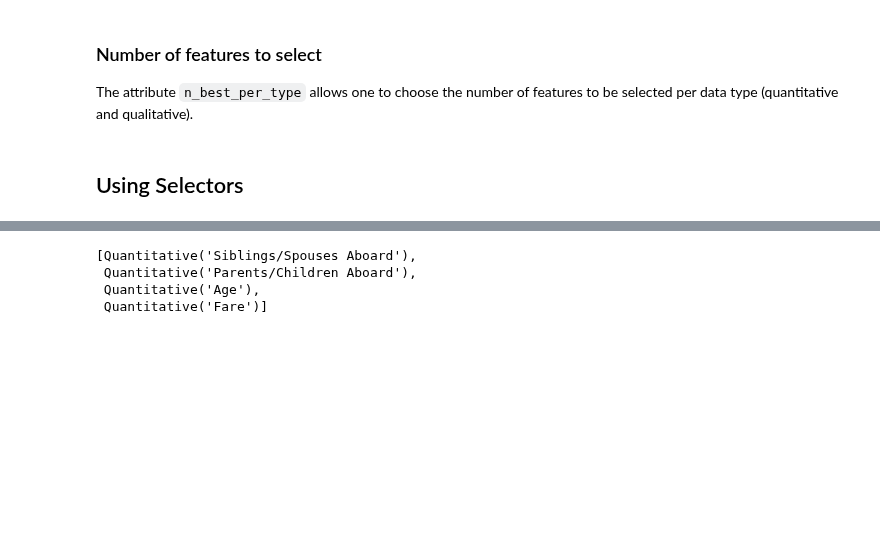
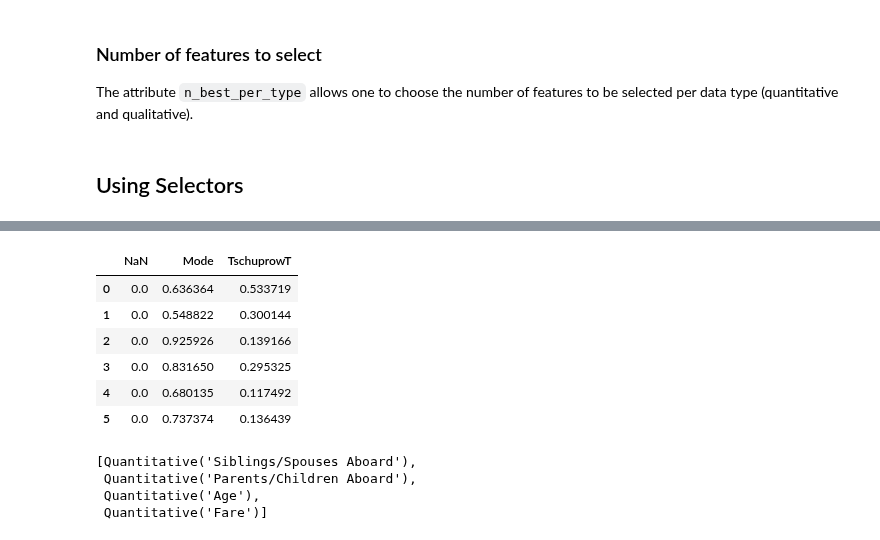
Before and after one commit to mdefrance/AutoCarver, a Jupyter notebook: docs/source/examples/Carvers/BinaryClassification/binary_classification_example.ipynb, the cells around one changed output, grey strips where cells are left out. Drawn from its saved outputs; the diff is of its cells as text; code cells hidden in the pictures; blank space fills up the shorter version.

```diff
--- a/docs/source/examples/Carvers/BinaryClassification/binary_classification_example.ipynb
+++ b/docs/source/examples/Carvers/BinaryClassification/binary_classification_example.ipynb
@@ -385,0 +477,12 @@ best_features = feature_selector.select(train_set_processed, train_set_processed
+# %%
+import pandas as pd
+
+pd.DataFrame([format_measure(measure) for measure in measures])
+# %% [output]
+|  | NaN | Mode | TschuprowT |
+| 0 | 0.0 | 0.636364 | 0.533719 |
+| 1 | 0.0 | 0.548822 | 0.300144 |
+| 2 | 0.0 | 0.925926 | 0.139166 |
+| 3 | 0.0 | 0.831650 | 0.295325 |
+| 4 | 0.0 | 0.680135 | 0.117492 |
+| 5 | 0.0 | 0.737374 | 0.136439 |
```
Also changed, not shown: parts of 9 cells of this notebook, 7 other files.
